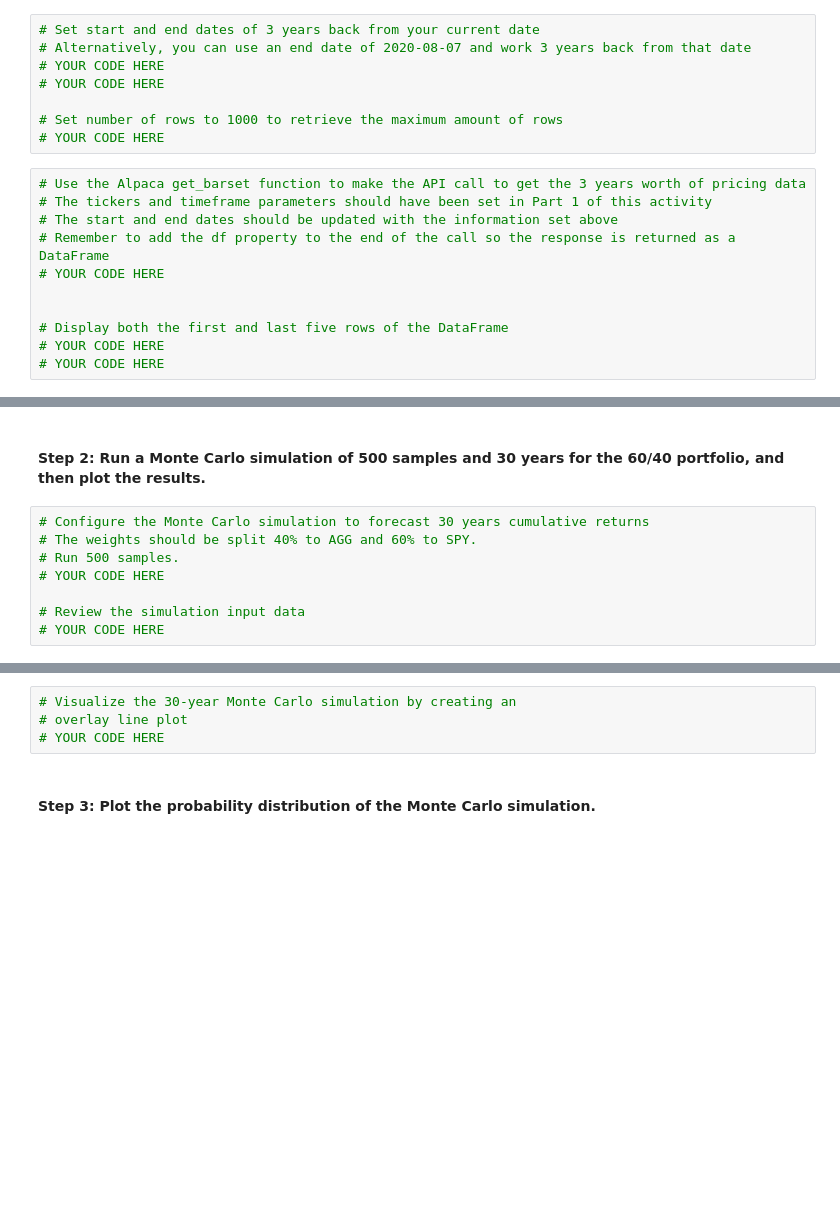
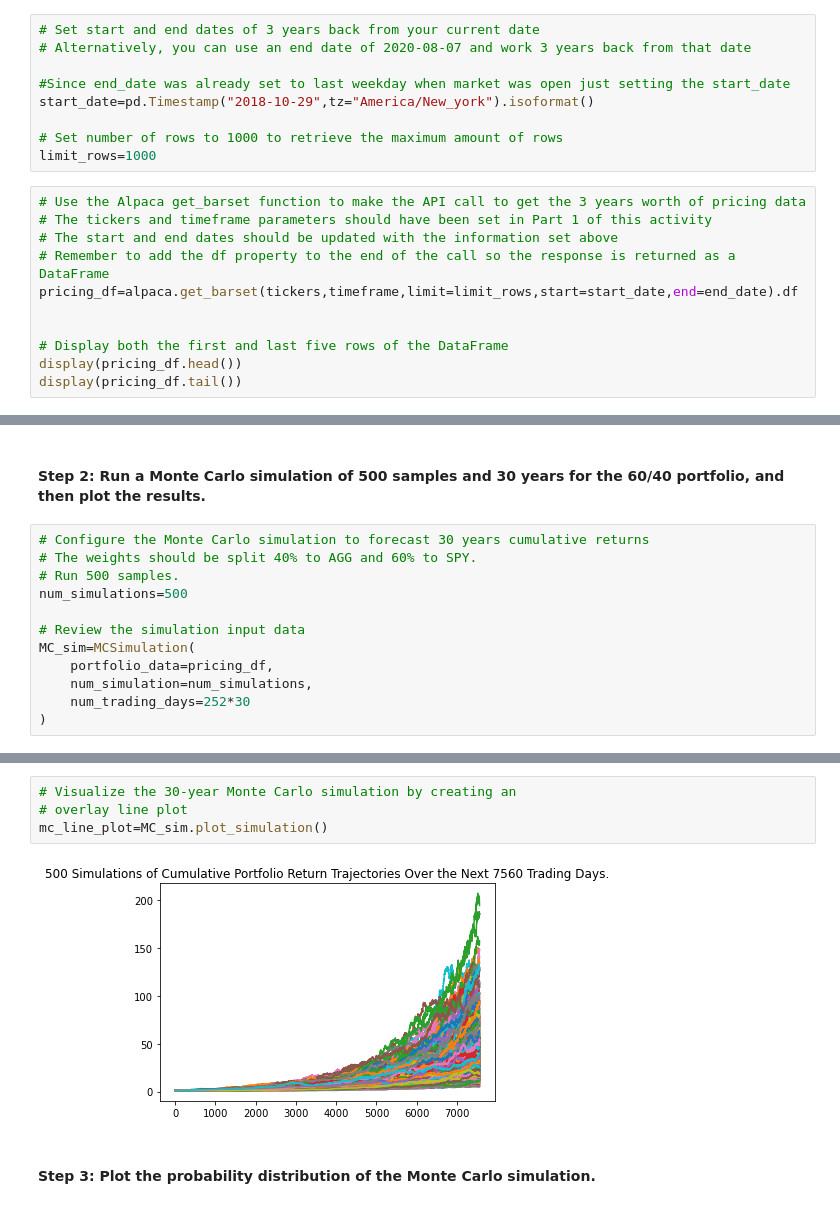
Before and after one commit to Aheesh/fin_planner, a Jupyter notebook: financial_planning_tools.ipynb, the cells around one changed output, grey strips where cells are left out. Drawn from its saved outputs; the diff is of its cells as text; blank space fills up the shorter version.

Commit message:
MC simulation and charts updated

```diff
--- a/financial_planning_tools.ipynb
+++ b/financial_planning_tools.ipynb
@@ -432,19 +432,20 @@ In this section, you’ll use the MCForecastTools library to create a Monte Carl
 # %%
 # Set start and end dates of 3 years back from your current date
 # Alternatively, you can use an end date of 2020-08-07 and work 3 years back from that date
-# YOUR CODE HERE
-# YOUR CODE HERE
+
+#Since end_date was already set to last weekday when market was open just setting the start_date
+start_date=pd.Timestamp("2018-10-29",tz="America/New_york").isoformat()
 
 # Set number of rows to 1000 to retrieve the maximum amount of rows
-# YOUR CODE HERE
+limit_rows=1000
 # %%
 # Use the Alpaca get_barset function to make the API call to get the 3 years worth of pricing data
 # The tickers and timeframe parameters should have been set in Part 1 of this activity
 # The start and end dates should be updated with the information set above
 # Remember to add the df property to the end of the call so the response is returned as a DataFrame
-# YOUR CODE HERE
+pricing_df=alpaca.get_barset(tickers,timeframe,limit=limit_rows,start=start_date,end=end_date).df
 
 
 # Display both the first and last five rows of the DataFrame
-# YOUR CODE HERE
-# YOUR CODE HERE
+display(pricing_df.head())
+display(pricing_df.tail())
@@ -454,9 +472,13 @@ In this section, you’ll use the MCForecastTools library to create a Monte Carl
 # Configure the Monte Carlo simulation to forecast 30 years cumulative returns
 # The weights should be split 40% to AGG and 60% to SPY.
 # Run 500 samples.
-# YOUR CODE HERE
+num_simulations=500
 
 # Review the simulation input data
-# YOUR CODE HERE
+MC_sim=MCSimulation(
+    portfolio_data=pricing_df,
+    num_simulation=num_simulations,
+    num_trading_days=252*30
+)
 # %%
 # Run the Monte Carlo simulation to forecast 30 years cumulative returns
@@ -464,7 +517,9 @@ In this section, you’ll use the MCForecastTools library to create a Monte Carl
 # %%
 # Visualize the 30-year Monte Carlo simulation by creating an
 # overlay line plot
-# YOUR CODE HERE
+mc_line_plot=MC_sim.plot_simulation()
+# %% [output]
+[figure, added]
 # %% [markdown]
 #### Step 3: Plot the probability distribution of the Monte Carlo simulation.
 # %%
```
Also changed, not shown: parts of 6 cells of this notebook.
